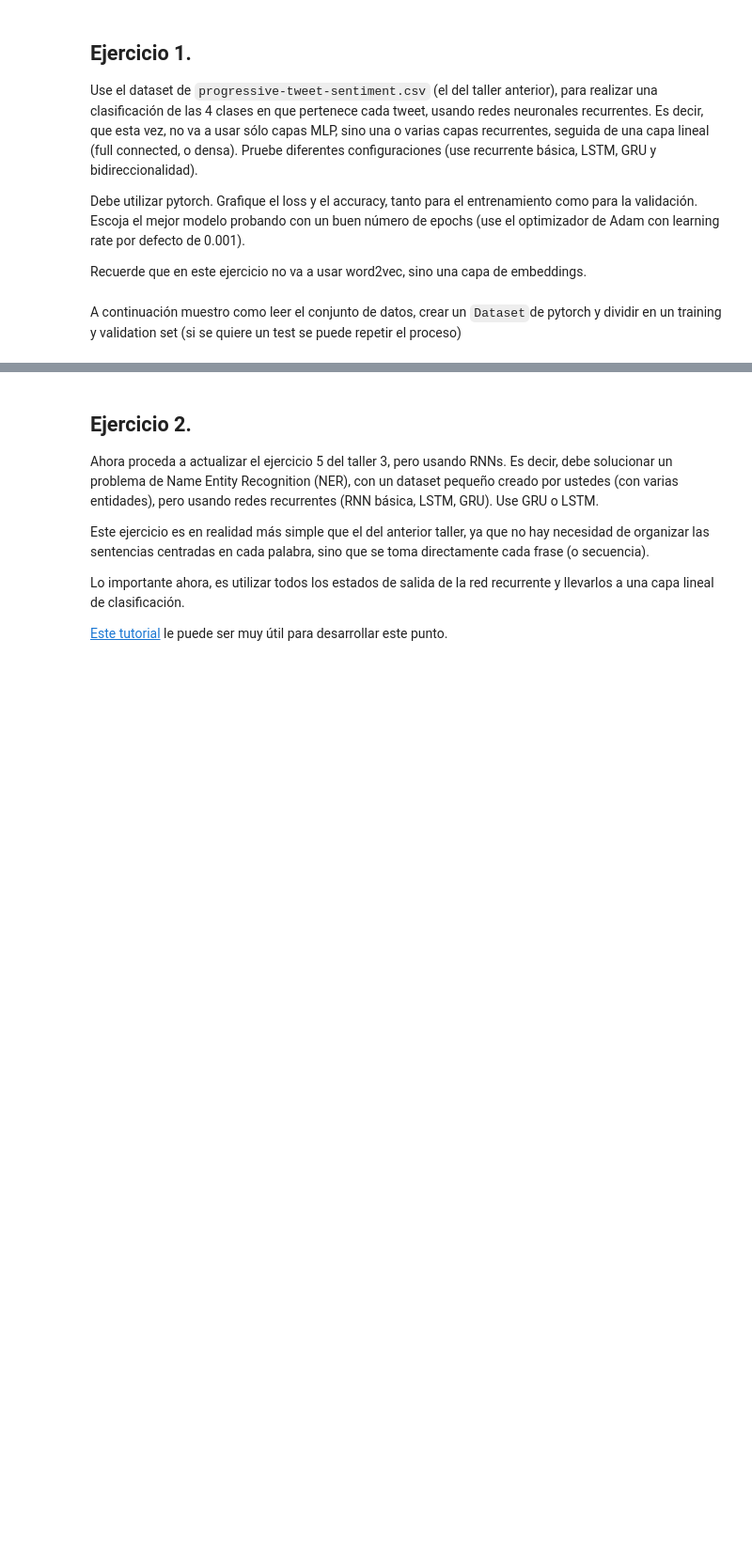
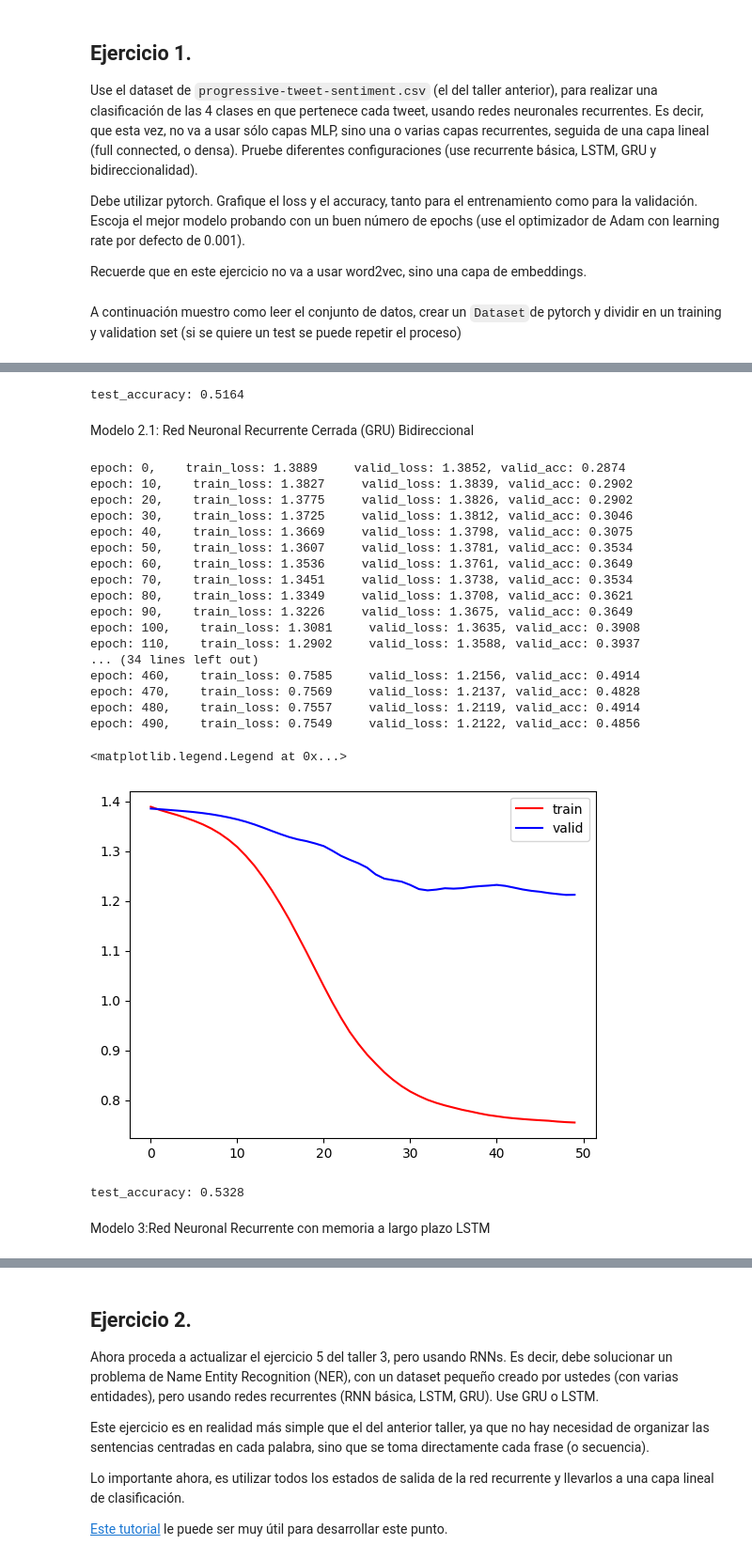
Before and after one commit to jesuarezt/nlp_course, a Jupyter notebook: tareas_talleres/taller3-3_rnns/Taller3-3_RNN.ipynb, the cells around one changed output, grey strips where cells are left out. Shown: that part at 94% size. Saved outputs shown, nothing was run; the diff lists cells and outputs as text; code cells hidden in the pictures; blank space fills up the shorter version.

```diff
--- a/tareas_talleres/taller3-3_rnns/Taller3-3_RNN.ipynb
+++ b/tareas_talleres/taller3-3_rnns/Taller3-3_RNN.ipynb
@@ -38,0 +535,7 @@ train_dataset, valid_dataset = random_split(ds,
+# %%
+acc_test, _ = evaluate_GRU(test_dl)
+print(f'test_accuracy: {acc_test:.4f}')
+# %% [output]
+test_accuracy: 0.5164
+# %% [markdown]
+Modelo 2.1: Red Neuronal Recurrente Cerrada (GRU) Bidireccional
@@ -38,0 +604,51 @@ train_dataset, valid_dataset = random_split(ds,
+# %%
+import matplotlib.pyplot as plt
+import torch.nn.functional as F
+#loss_fn = nn.CrossEntropyLoss()
+
+loss_func = F.cross_entropy
+optimizer = torch.optim.Adam(model2_1.parameters(), lr=lr)
+
+train_losses = []
+valid_losses = []
+
+for epoch in range(num_epochs):
+
+  if epoch % 10 == 0:
+    acc_train, loss_train = train_GRU_BI(train_dl)
+    acc_valid, loss_valid = evaluate_GRU_BI(valid_dl)
+    train_losses.append(loss_train)
+    valid_losses.append(loss_valid)
+    print(f"epoch: {epoch},    train_loss: {loss_train:.4f} \
+    valid_loss: {loss_valid:.4f}, valid_acc: {acc_valid:.4f}")
+
+plt.plot(range(len(train_losses)), train_losses, 'r', label='train')
+plt.plot(range(len(train_losses)), valid_losses, 'b', label = 'valid')
+plt.legend()
+# %% [output]
+epoch: 0,    train_loss: 1.3889     valid_loss: 1.3852, valid_acc: 0.2874
+epoch: 10,    train_loss: 1.3827     valid_loss: 1.3839, valid_acc: 0.2902
+epoch: 20,    train_loss: 1.3775     valid_loss: 1.3826, valid_acc: 0.2902
+epoch: 30,    train_loss: 1.3725     valid_loss: 1.3812, valid_acc: 0.3046
+epoch: 40,    train_loss: 1.3669     valid_loss: 1.3798, valid_acc: 0.3075
+epoch: 50,    train_loss: 1.3607     valid_loss: 1.3781, valid_acc: 0.3534
+epoch: 60,    train_loss: 1.3536     valid_loss: 1.3761, valid_acc: 0.3649
+epoch: 70,    train_loss: 1.3451     valid_loss: 1.3738, valid_acc: 0.3534
+epoch: 80,    train_loss: 1.3349     valid_loss: 1.3708, valid_acc: 0.3621
+epoch: 90,    train_loss: 1.3226     valid_loss: 1.3675, valid_acc: 0.3649
+epoch: 100,    train_loss: 1.3081     valid_loss: 1.3635, valid_acc: 0.3908
+epoch: 110,    train_loss: 1.2902     valid_loss: 1.3588, valid_acc: 0.3937
+... (34 lines left out)
+epoch: 460,    train_loss: 0.7585     valid_loss: 1.2156, valid_acc: 0.4914
+epoch: 470,    train_loss: 0.7569     valid_loss: 1.2137, valid_acc: 0.4828
+epoch: 480,    train_loss: 0.7557     valid_loss: 1.2119, valid_acc: 0.4914
+epoch: 490,    train_loss: 0.7549     valid_loss: 1.2122, valid_acc: 0.4856
+<matplotlib.legend.Legend at 0x...>
+[figure, added]
+# %%
+acc_test, _ = evaluate_GRU_BI(test_dl)
+print(f'test_accuracy: {acc_test:.4f}')
+# %% [output]
+test_accuracy: 0.5328
+# %% [markdown]
+Modelo 3:Red Neuronal Recurrente con memoria a largo plazo LSTM
```
Also changed, not shown: parts of 67 cells of this notebook.
